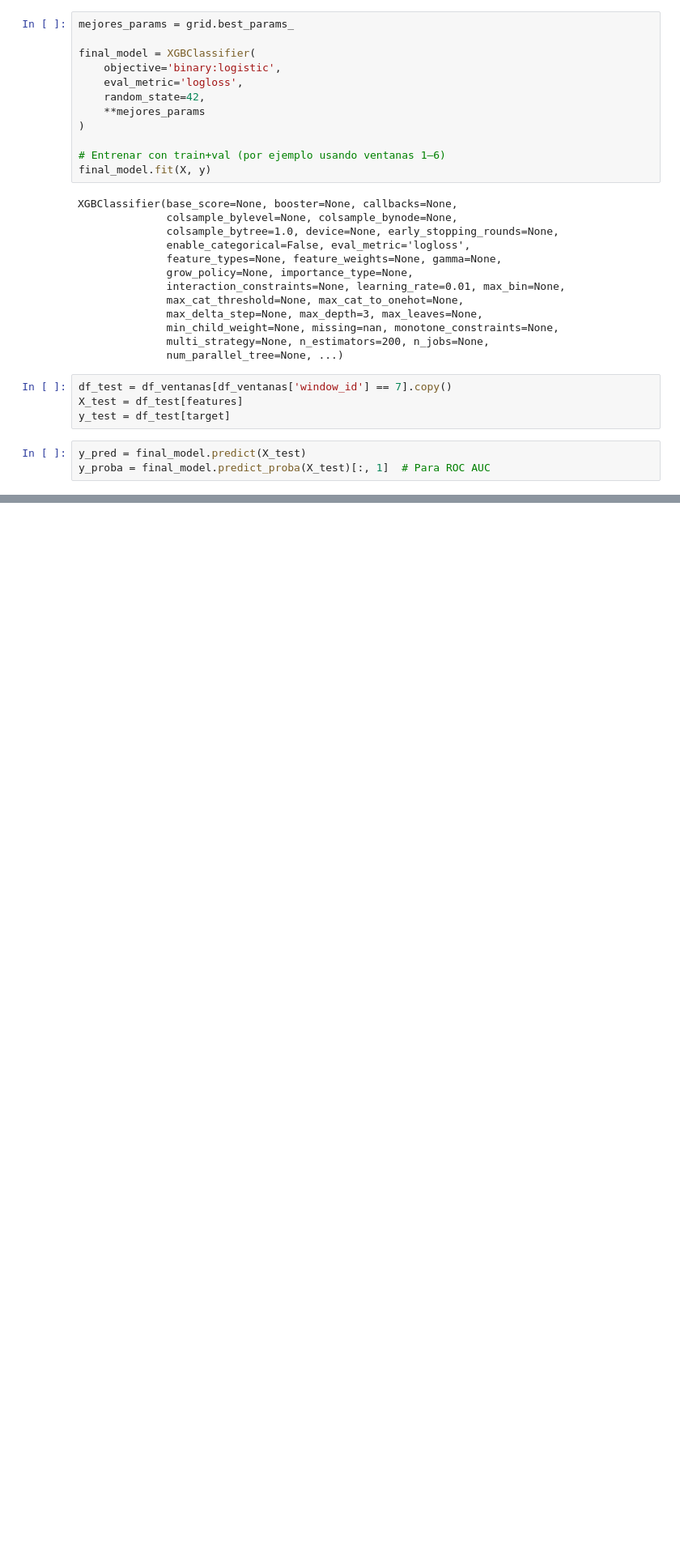
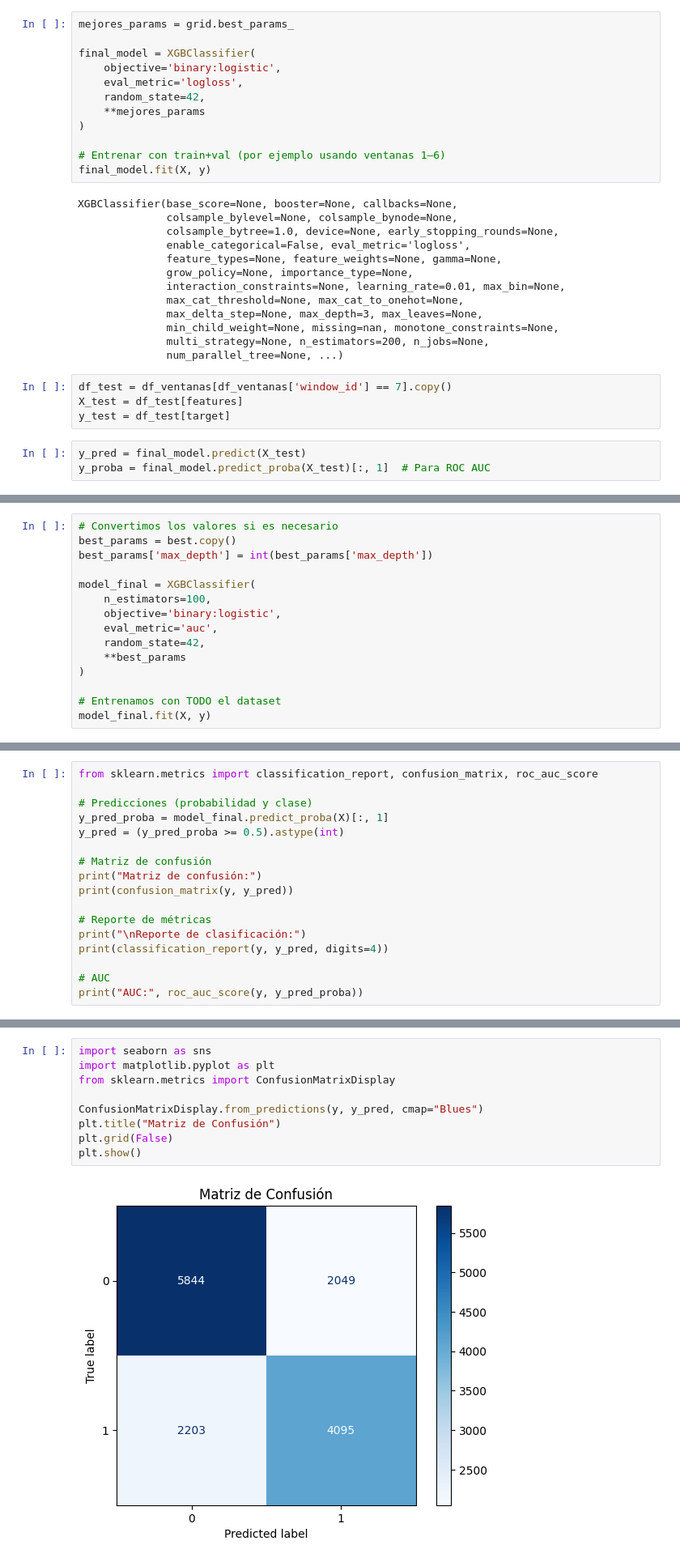
Before and after one commit to Leonel481/mlops-dtc-project, a Jupyter notebook: dev/churn.ipynb, the cells around one changed output, grey strips where cells are left out. Shown at 81% size. Drawn from its saved outputs; the diff is of its cells as text; blank space fills up the shorter version.

Commit message:
definiendo modelo

```diff
--- a/dev/churn.ipynb
+++ b/dev/churn.ipynb
@@ -1176,0 +1482,15 @@ shap.summary_plot(shap_values, X)
+# %%
+# Convertimos los valores si es necesario
+best_params = best.copy()
+best_params['max_depth'] = int(best_params['max_depth'])
+
+model_final = XGBClassifier(
+    n_estimators=100,
+    objective='binary:logistic',
+    eval_metric='auc',
+    random_state=42,
+    **best_params
+)
+
+# Entrenamos con TODO el dataset
+model_final.fit(X, y)
@@ -1176,0 +1511,17 @@ shap.summary_plot(shap_values, X)
+# %%
+from sklearn.metrics import classification_report, confusion_matrix, roc_auc_score
+
+# Predicciones (probabilidad y clase)
+y_pred_proba = model_final.predict_proba(X)[:, 1]
+y_pred = (y_pred_proba >= 0.5).astype(int)
+
+# Matriz de confusión
+print("Matriz de confusión:")
+print(confusion_matrix(y, y_pred))
+
+# Reporte de métricas
+print("\nReporte de clasificación:")
+print(classification_report(y, y_pred, digits=4))
+
+# AUC
+print("AUC:", roc_auc_score(y, y_pred_proba))
@@ -1176,0 +1544,11 @@ shap.summary_plot(shap_values, X)
+# %%
+import seaborn as sns
+import matplotlib.pyplot as plt
+from sklearn.metrics import ConfusionMatrixDisplay
+
+ConfusionMatrixDisplay.from_predictions(y, y_pred, cmap="Blues")
+plt.title("Matriz de Confusión")
+plt.grid(False)
+plt.show()
+# %% [output]
+[figure, added]
```
Also changed, not shown: parts of 17 cells of this notebook, 2 other files.
